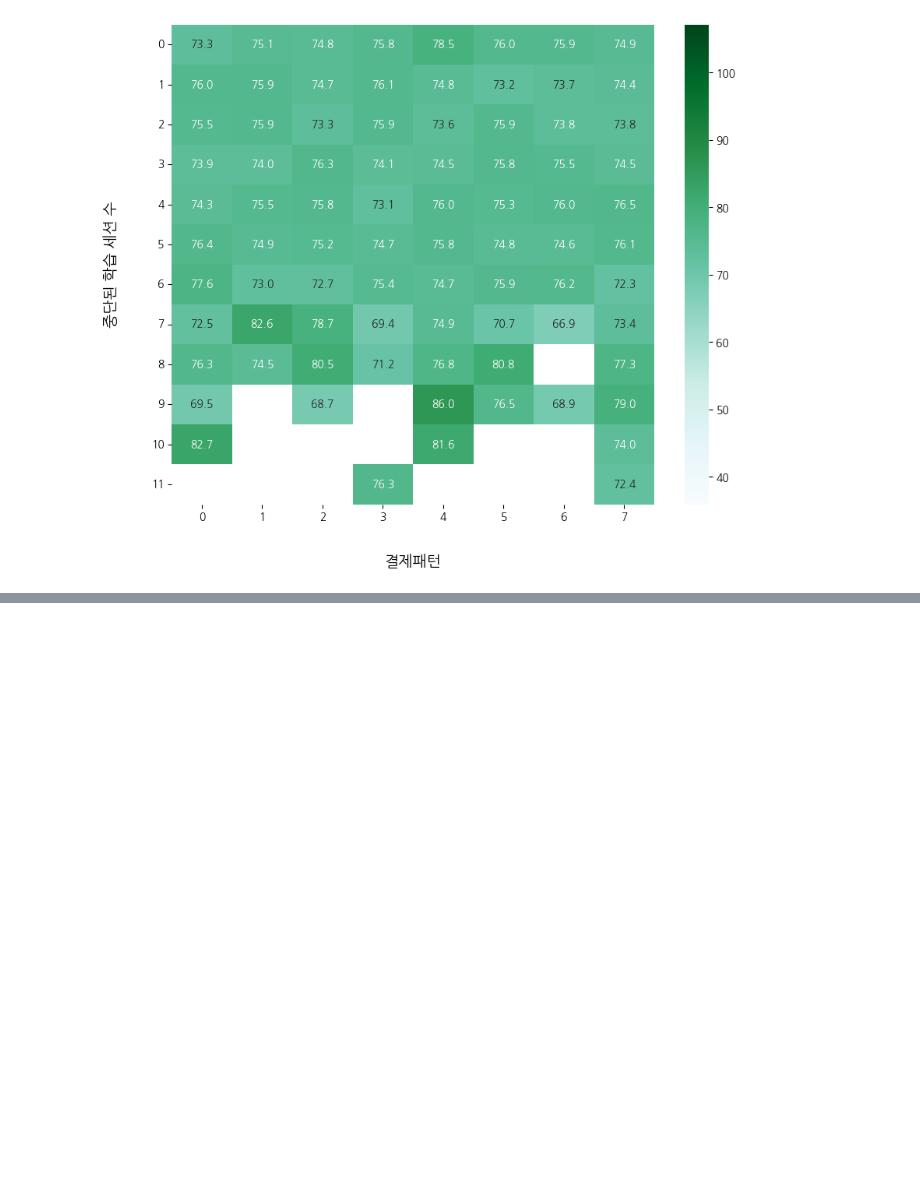
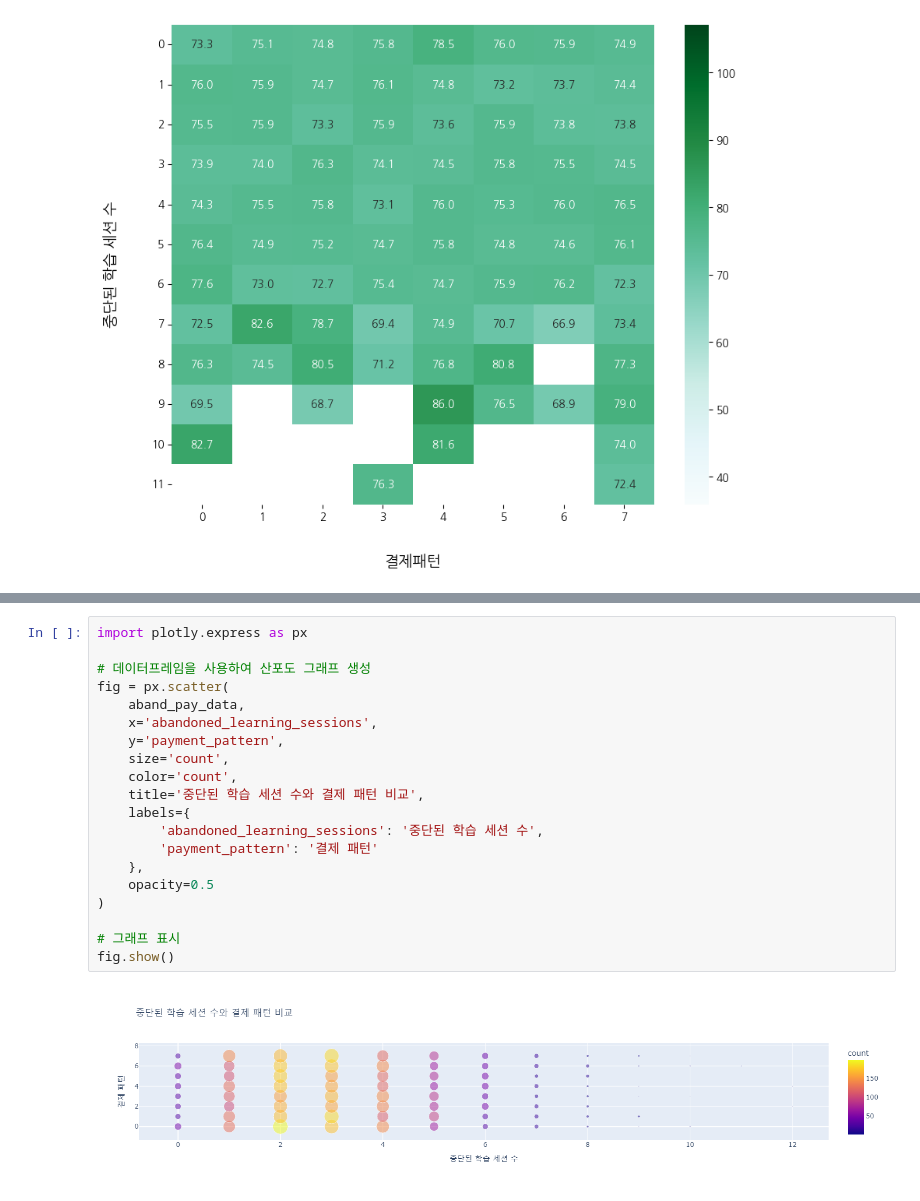
Before and after one commit to YeonsuJI/WASSUP4, a Jupyter notebook: 05_Data_Analysis/DA_Mini_Project.ipynb, the cells around one changed output, grey strips where cells are left out. Cells and saved outputs as stored; diff of their text form; blank space fills up the shorter version.

```diff
--- a/05_Data_Analysis/DA_Mini_Project.ipynb
+++ b/05_Data_Analysis/DA_Mini_Project.ipynb
@@ -282,0 +319,22 @@ plt.show()
+# %%
+import plotly.express as px
+
+# 데이터프레임을 사용하여 산포도 그래프 생성
+fig = px.scatter(
+    aband_pay_data,
+    x='abandoned_learning_sessions',
+    y='payment_pattern',
+    size='count',
+    color='count',
+    title='중단된 학습 세션 수와 결제 패턴 비교',
+    labels={
+        'abandoned_learning_sessions': '중단된 학습 세션 수',
+        'payment_pattern': '결제 패턴'
+    },
+    opacity=0.5
+)
+
+# 그래프 표시
+fig.show()
+# %% [output]
+[figure, added]
```
Also changed, not shown: parts of 7 cells of this notebook.
